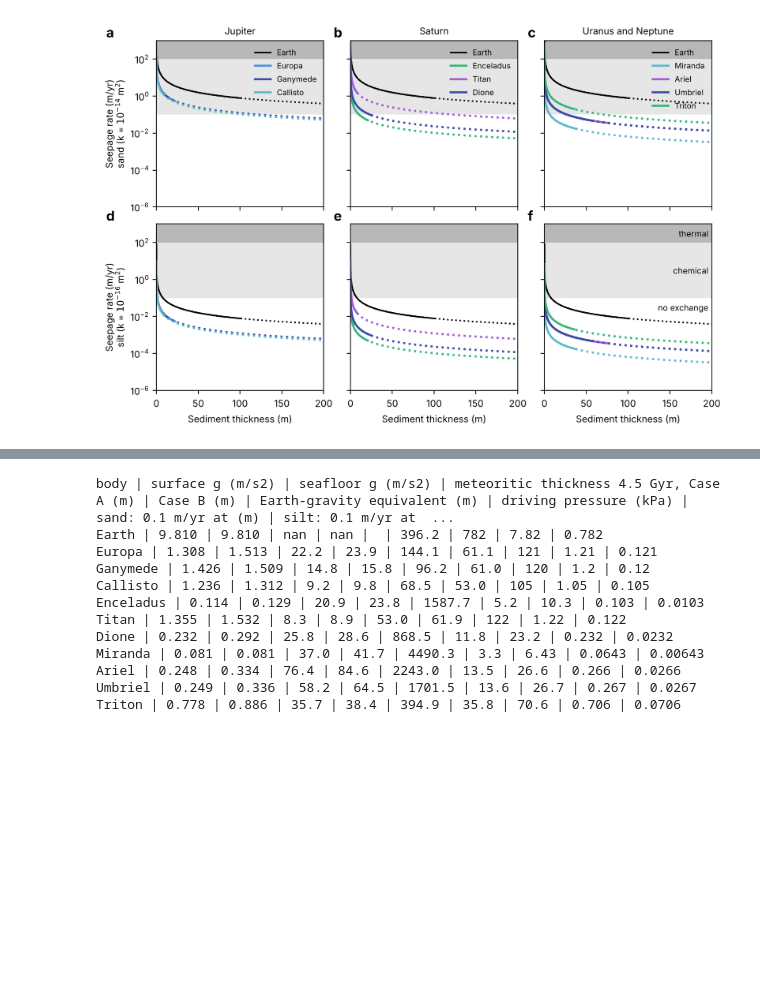
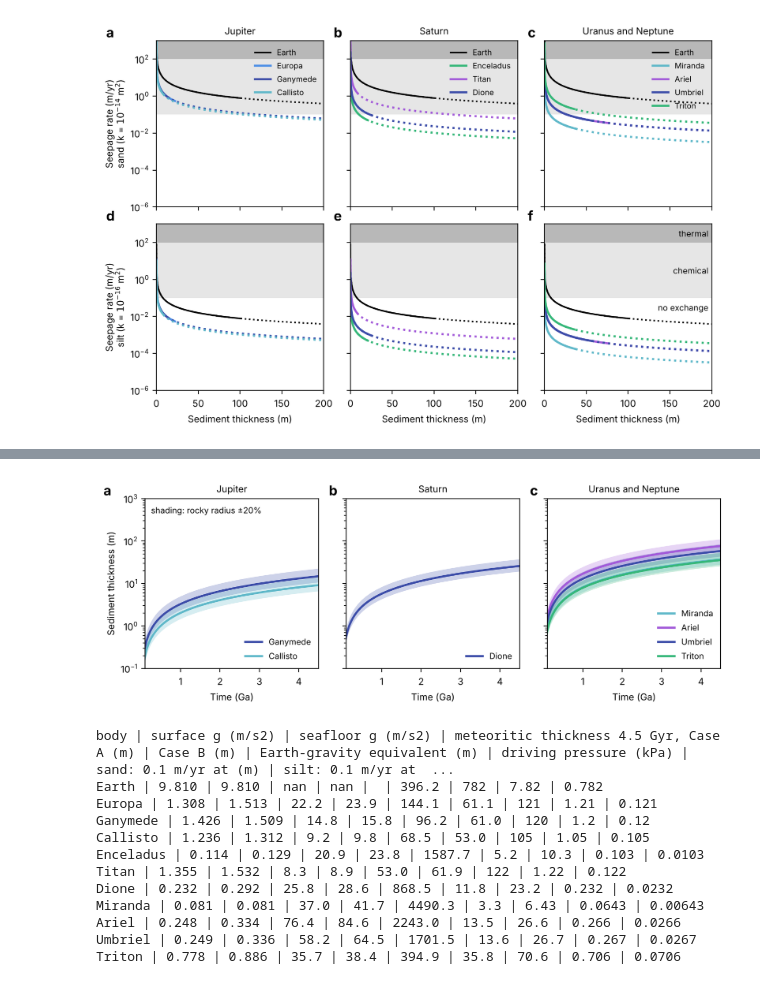
Before and after one commit to tectonic-hydrology/OW_seds, a Jupyter notebook: Figures_for_Randolph_Flagg_et_al_GRL_2025.ipynb, the cells around one changed output, grey strips where cells are left out. Saved outputs shown, nothing was run; the diff lists cells and outputs as text; code cells hidden in the pictures; blank space fills up the shorter version.

```diff
--- a/Figures_for_Randolph_Flagg_et_al_GRL_2025.ipynb
+++ b/Figures_for_Randolph_Flagg_et_al_GRL_2025.ipynb
@@ -1349,3 +1387,25 @@ plt.savefig('FigS_seepage_all.png', dpi=600); plt.savefig('FigS_seepage_all.pdf'
+# %%
+# Fig. S4: sensitivity of Case A sediment thickness to a +/-20% change in rocky-interior radius (shaded),
+# for the bodies whose interior structure is least constrained (all but Europa, Enceladus, and Titan).
+sens_groups = [('Jupiter', ['Ganymede', 'Callisto']), ('Saturn', ['Dione']),
+               ('Uranus and Neptune', ['Miranda', 'Ariel', 'Umbriel', 'Triton'])]
+fig, axs = plt.subplots(1, 3, figsize=(8.5, 3.2), sharey=True)
+for ax, (title, bodies) in zip(axs, sens_groups):
+    for b in bodies:
+        lo, hi = globals()['s_%s_A_maxr' % b], globals()['s_%s_A_minr' % b]
+        ax.fill_between(time, lo, hi, color=body_color[b], alpha=0.25, linewidth=0)
+        ax.plot(time, globals()['s_%s_A' % b], color=body_color[b], linewidth=2, label=b)
+    ax.set_yscale('log'); ax.set_xlim(0.1, 4.5); ax.set_ylim(1e-1, 1e3)
+    ax.set_title(title, fontsize=9); ax.set_xlabel('Time (Ga)')
+    ax.legend(loc='lower right', fontsize=8, frameon=False)
+axs[0].set_ylabel('Sediment thickness (m)')
+axs[0].text(0.25, 4.5e2, 'shading: rocky radius ±20%', fontsize=8)
+plt.tight_layout(); plt.subplots_adjust(wspace=0.16)
+for ax, lab in zip(axs, 'abc'):
+    ax.text(-0.1 if lab != 'a' else -0.24, 1.0, lab, transform=ax.transAxes, fontsize=13, weight='bold', va='bottom')
+plt.savefig('FigS4_radius_sensitivity.png', dpi=600); plt.savefig('FigS4_radius_sensitivity.pdf'); plt.show()
+# %% [output]
+[figure, added]
 # %%
 # Table S5 values: gravity, 4.5-Gyr meteoritic thickness, driving pressure, and the thickness at which seepage
 # falls to 0.1 m/yr (onset of chemical isolation) and 100 m/yr (thermal), for sand and silt.
```
Also changed, not shown: parts of 3 cells of this notebook.
